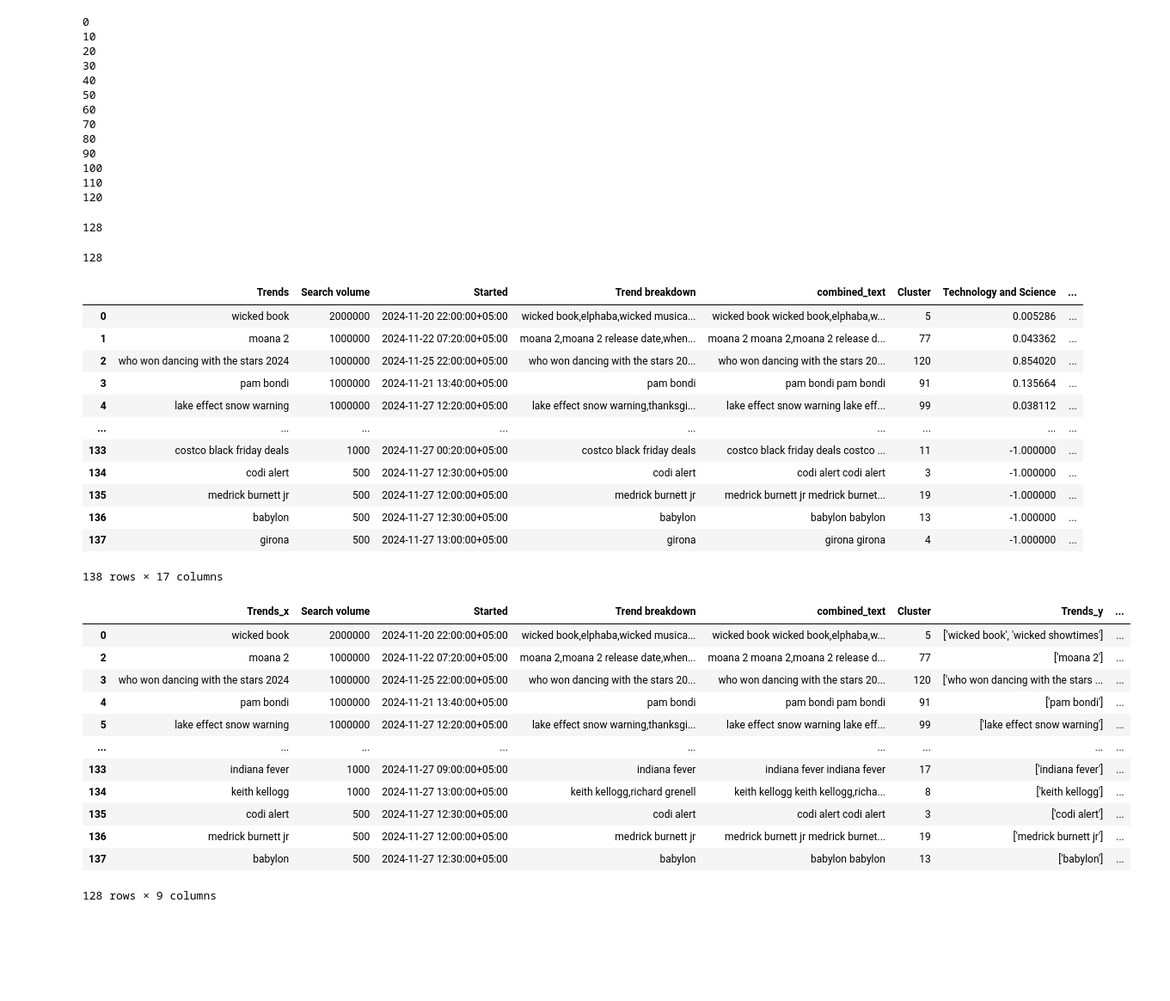
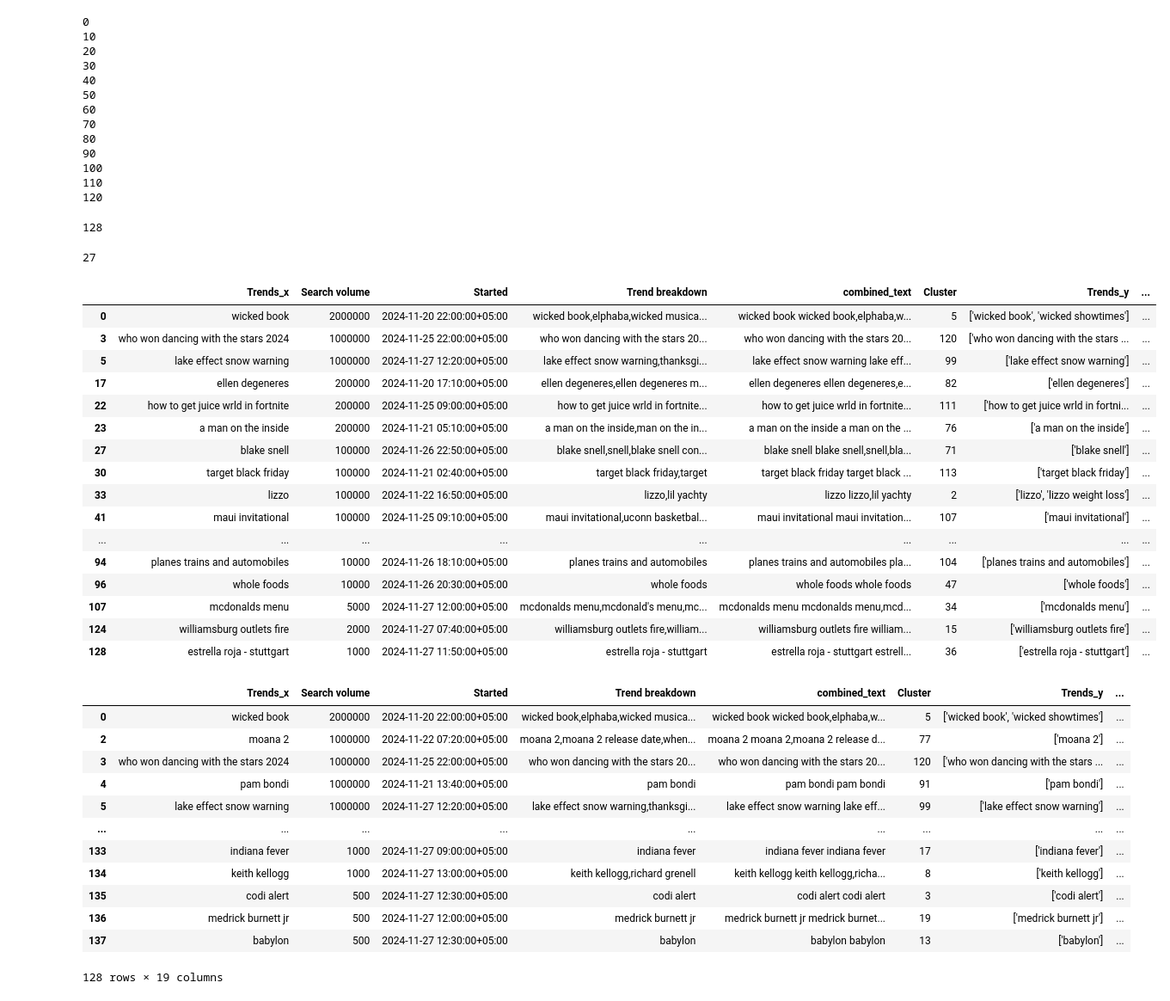
Before and after one commit to woonsupkim/DataViz, a Jupyter notebook: Data_Journalism.ipynb, the cells around one changed output. Shown: that part at 86% size. Cells and saved outputs as stored; diff of their text form; code cells hidden in the pictures; blank space fills up the shorter version.

```diff
--- a/Data_Journalism.ipynb
+++ b/Data_Journalism.ipynb
@@ -40,7 +40,7 @@ numeric_data = np.array([convert_to_number(value) for value in df['Search volume
 df['Search volume'] = numeric_data
 # %%
 # Combine the "Trends" and "Trend breakdown" columns for text analysis
-df['combined_text'] = df['Trends'] + " " + df['Trend breakdown'].fillna("")
+df['combined_text'] = df['Trends'] + "," + df['Trend breakdown'].fillna("")
 
 # Vectorize the text data using TF-IDF
 vectorizer = TfidfVectorizer(stop_words='english')
@@ -186,29 +186,33 @@ for j in range(len(df_new)):
 # %%
 # df_demo['max'] = df_demo[['cost_m', 'efficient_m', 'effective_m', 'ease of use_m']].max(axis=1)
 # %%
-df_new['max'] = df_new.iloc[:,4:].max(axis=1)
+df_new['max'] = df_new.iloc[:,8:].max(axis=1)
 # %%
 len(df_new)
 len(df_new[df_new['max'] > 0.8])
 # %% [output]
 128
-128
+27
-# %%
-df
-# %% [output]
-|  | Trends | Search volume | Started | Trend breakdown | combined_text | Cluster | Technology and Science | ... |
-| 0 | wicked book | 2000000 | 2024-11-20 22:00:00+05:00 | wicked book,elphaba,wicked musica... | wicked book wicked book,elphaba,w... | 5 | 0.005286 | ... |
-| 1 | moana 2 | 1000000 | 2024-11-22 07:20:00+05:00 | moana 2,moana 2 release date,when... | moana 2 moana 2,moana 2 release d... | 77 | 0.043362 | ... |
-| 2 | who won dancing with the stars 2024 | 1000000 | 2024-11-25 22:00:00+05:00 | who won dancing with the stars 20... | who won dancing with the stars 20... | 120 | 0.854020 | ... |
-| 3 | pam bondi | 1000000 | 2024-11-21 13:40:00+05:00 | pam bondi | pam bondi pam bondi | 91 | 0.135664 | ... |
-| 4 | lake effect snow warning | 1000000 | 2024-11-27 12:20:00+05:00 | lake effect snow warning,thanksgi... | lake effect snow warning lake eff... | 99 | 0.038112 | ... |
-| ... | ... | ... | ... | ... | ... | ... | ... | ... |
-| 133 | costco black friday deals | 1000 | 2024-11-27 00:20:00+05:00 | costco black friday deals | costco black friday deals costco ... | 11 | -1.000000 | ... |
-| 134 | codi alert | 500 | 2024-11-27 12:30:00+05:00 | codi alert | codi alert codi alert | 3 | -1.000000 | ... |
-| 135 | medrick burnett jr | 500 | 2024-11-27 12:00:00+05:00 | medrick burnett jr | medrick burnett jr medrick burnet... | 19 | -1.000000 | ... |
-| 136 | babylon | 500 | 2024-11-27 12:30:00+05:00 | babylon | babylon babylon | 13 | -1.000000 | ... |
-| 137 | girona | 500 | 2024-11-27 13:00:00+05:00 | girona | girona girona | 4 | -1.000000 | ... |
-138 rows × 17 columns
+# %%
+df_new[df_new['max'] > 0.8]
+# %% [output]
+|  | Trends_x | Search volume | Started | Trend breakdown | combined_text | Cluster | Trends_y | ... |
+| 0 | wicked book | 2000000 | 2024-11-20 22:00:00+05:00 | wicked book,elphaba,wicked musica... | wicked book wicked book,elphaba,w... | 5 | ['wicked book', 'wicked showtimes'] | ... |
+| 3 | who won dancing with the stars 2024 | 1000000 | 2024-11-25 22:00:00+05:00 | who won dancing with the stars 20... | who won dancing with the stars 20... | 120 | ['who won dancing with the stars ... | ... |
+| 5 | lake effect snow warning | 1000000 | 2024-11-27 12:20:00+05:00 | lake effect snow warning,thanksgi... | lake effect snow warning lake eff... | 99 | ['lake effect snow warning'] | ... |
+| 17 | ellen degeneres | 200000 | 2024-11-20 17:10:00+05:00 | ellen degeneres,ellen degeneres m... | ellen degeneres ellen degeneres,e... | 82 | ['ellen degeneres'] | ... |
+| 22 | how to get juice wrld in fortnite | 200000 | 2024-11-25 09:00:00+05:00 | how to get juice wrld in fortnite... | how to get juice wrld in fortnite... | 111 | ['how to get juice wrld in fortni... | ... |
+| 23 | a man on the inside | 200000 | 2024-11-21 05:10:00+05:00 | a man on the inside,man on the in... | a man on the inside a man on the ... | 76 | ['a man on the inside'] | ... |
+| 27 | blake snell | 100000 | 2024-11-26 22:50:00+05:00 | blake snell,snell,blake snell con... | blake snell blake snell,snell,bla... | 71 | ['blake snell'] | ... |
+| 30 | target black friday | 100000 | 2024-11-21 02:40:00+05:00 | target black friday,target | target black friday target black ... | 113 | ['target black friday'] | ... |
+| 33 | lizzo | 100000 | 2024-11-22 16:50:00+05:00 | lizzo,lil yachty | lizzo lizzo,lil yachty | 2 | ['lizzo', 'lizzo weight loss'] | ... |
+| 41 | maui invitational | 100000 | 2024-11-25 09:10:00+05:00 | maui invitational,uconn basketbal... | maui invitational maui invitation... | 107 | ['maui invitational'] | ... |
+| ... | ... | ... | ... | ... | ... | ... | ... | ... |
+| 94 | planes trains and automobiles | 10000 | 2024-11-26 18:10:00+05:00 | planes trains and automobiles | planes trains and automobiles pla... | 104 | ['planes trains and automobiles'] | ... |
+| 96 | whole foods | 10000 | 2024-11-26 20:30:00+05:00 | whole foods | whole foods whole foods | 47 | ['whole foods'] | ... |
+| 107 | mcdonalds menu | 5000 | 2024-11-27 12:00:00+05:00 | mcdonalds menu,mcdonald's menu,mc... | mcdonalds menu mcdonalds menu,mcd... | 34 | ['mcdonalds menu'] | ... |
+| 124 | williamsburg outlets fire | 2000 | 2024-11-27 07:40:00+05:00 | williamsburg outlets fire,william... | williamsburg outlets fire william... | 15 | ['williamsburg outlets fire'] | ... |
+| 128 | estrella roja - stuttgart | 1000 | 2024-11-27 11:50:00+05:00 | estrella roja - stuttgart | estrella roja - stuttgart estrell... | 36 | ['estrella roja - stuttgart'] | ... |
 # %%
 df_new[df_new['max']>=0.8]
 # %% [output]
@@ -224,5 +228,5 @@ df_new[df_new['max']>=0.8]
 | 135 | codi alert | 500 | 2024-11-27 12:30:00+05:00 | codi alert | codi alert codi alert | 3 | ['codi alert'] | ... |
 | 136 | medrick burnett jr | 500 | 2024-11-27 12:00:00+05:00 | medrick burnett jr | medrick burnett jr medrick burnet... | 19 | ['medrick burnett jr'] | ... |
 | 137 | babylon | 500 | 2024-11-27 12:30:00+05:00 | babylon | babylon babylon | 13 | ['babylon'] | ... |
-128 rows × 9 columns
+128 rows × 19 columns
 # %%
```
Also changed, not shown: parts of 1 cell of this notebook, 1 other file.
